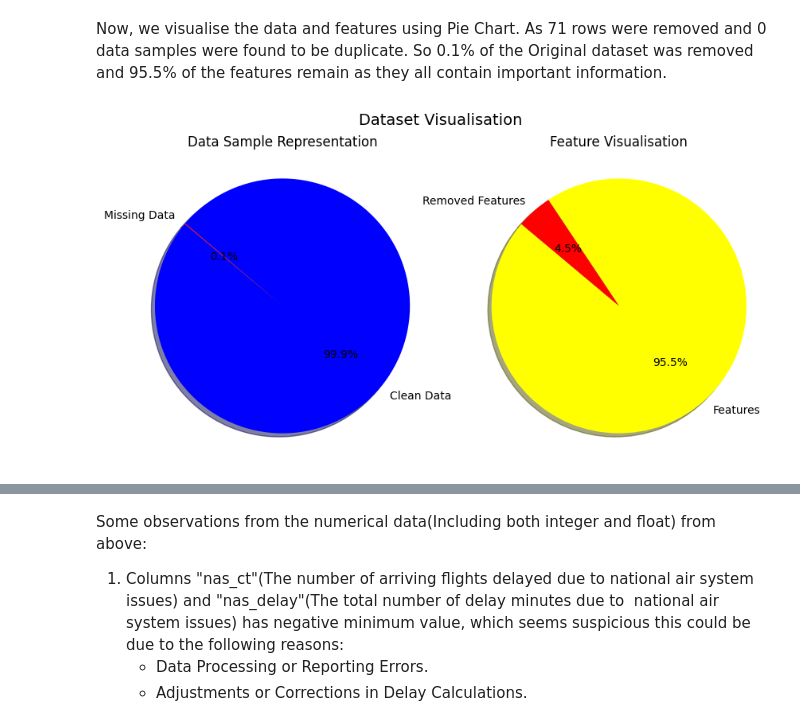
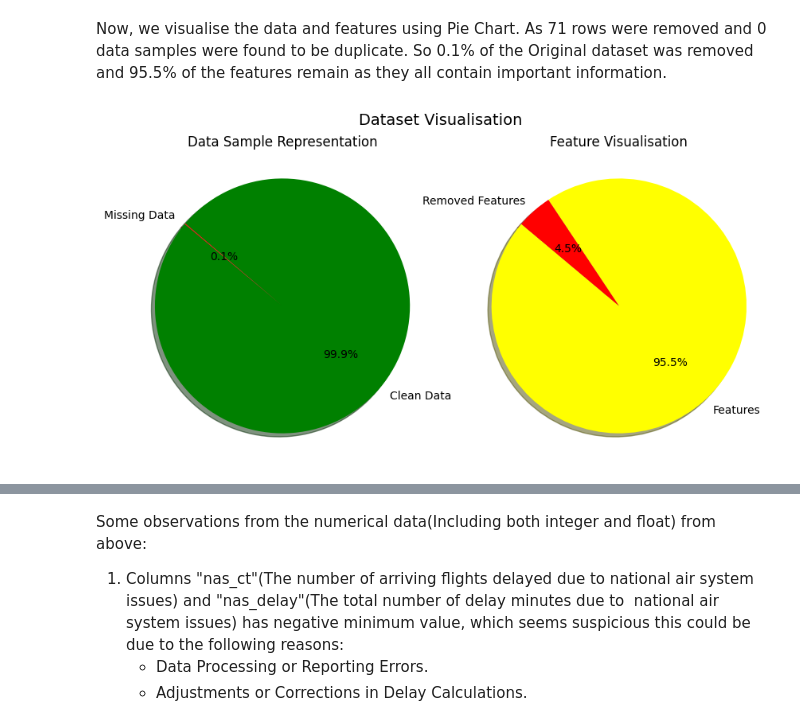
Before and after one commit to shayari21/Flight-Delay-Analysis, a Jupyter notebook: Data_Analysis.ipynb, the cells around one changed output, grey strips where cells are left out. Cells and saved outputs as stored; diff of their text form; code cells hidden in the pictures.

Commit message:
added graph script

```diff
--- a/Data_Analysis.ipynb
+++ b/Data_Analysis.ipynb
@@ -182,31 +182,31 @@ Now, we visualise the data and features using Pie Chart. As 71 rows were removed
 # %%
 total_samples=73282
 # Data to plot
 labels_1 = ['Clean Data', 'Missing Data']
 sizes_1 = [rows_afterduplicates,  rows_removed_missing]  # Percentages or values
-colors_1 = ['Blue', 'Red']
+colors_1 = ['Green', 'Red']
 
 # Data to plot
 labels_2 = ['Features', 'Removed Features']
 sizes_2 = [Features_afterduplicates,  features_removed]  # Percentages or values
 colors_2 = ['Yellow', 'Red']
 
 # Create figure and subplots
 fig, axes = plt.subplots(1, 2, figsize=(10, 5))
 fig.suptitle('Dataset Visualisation', fontsize=14)
 
 axes[0].pie(sizes_1, labels=labels_1, colors=colors_1, autopct='%1.1f%%', shadow=True, startangle=140)
 axes[0].axis('equal')  # Equal aspect ratio ensures that pie is drawn as a circle.
 axes[0].set_title('Data Sample Representation')
 
 axes[1].pie(sizes_2, labels=labels_2, colors=colors_2, autopct='%1.1f%%', shadow=True, startangle=140)
 axes[1].axis('equal')  # Equal aspect ratio ensures that pie is drawn as a circle.
 axes[1].set_title('Feature Visualisation')
 
 plt.tight_layout
 plt.show()
 # %% [output]
-[figure, old version]
+[figure, new version]
 # %%
 #getting summary of numerical columns
 flight_data_df.describe()
```
Also changed, not shown: parts of 4 cells of this notebook, 1 other file.
